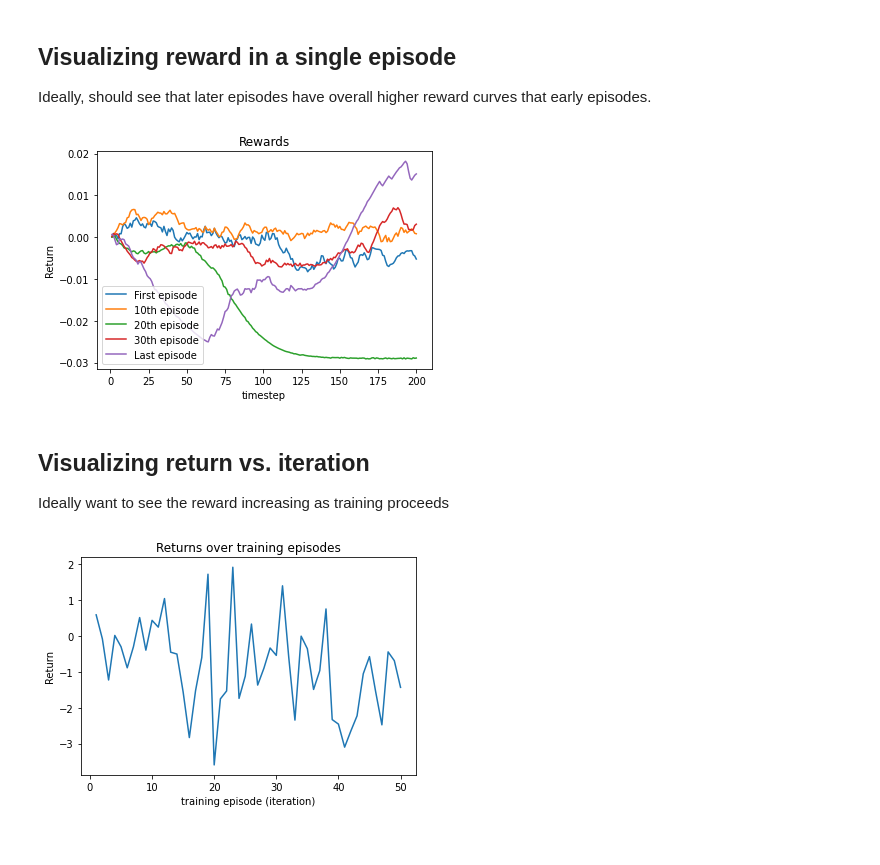
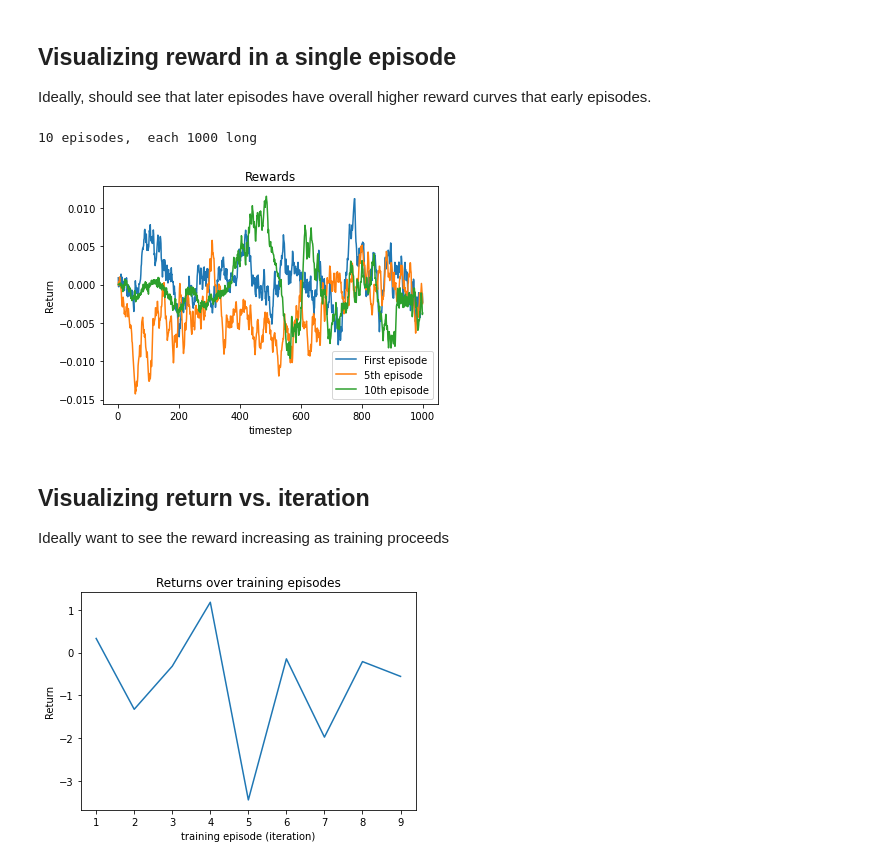
Before and after one commit to jswang/handful-of-trials, a Jupyter notebook: plotter.ipynb, the cells around one changed output. Saved outputs shown, nothing was run; the diff lists cells and outputs as text; code cells hidden in the pictures.

```diff
--- a/plotter.ipynb
+++ b/plotter.ipynb
@@ -45,26 +45,30 @@ Ideally, should see that later episodes have overall higher reward curves that e
 # %%
 # Directory specified in script, not including date+time
 log_dir = '/home/julie/class/aa203/project/handful-of-trials/log'
-filename = '2020-05-18--22:38:59/logs.mat'
+# filename = '2020-05-18--22:38:59/logs.mat'
+filename = '2020-05-20--00:44:31/logs.mat'
 
 data = loadmat(os.path.join(log_dir, filename))
 avg_reward = np.mean(data['rewards'], axis=0)
-~, task_horizon = data['rewards'].shape
+N, task_horizon = data['rewards'].shape
+print(f"{N} episodes,  each {task_horizon} long")
 
 # Plot result
 plt.figure()
 plt.plot(np.arange(1, task_horizon+1), data['rewards'][0, :], label='First episode')
-plt.plot(np.arange(1, task_horizon+1), data['rewards'][10, :], label='10th episode')
-plt.plot(np.arange(1, task_horizon+1), data['rewards'][20, :], label='20th episode')
-plt.plot(np.arange(1, task_horizon+1), data['rewards'][30, :], label='30th episode')
-plt.plot(np.arange(1, task_horizon+1), data['rewards'][-1, :], label='Last episode')
+plt.plot(np.arange(1, task_horizon+1), data['rewards'][5, :], label='5th episode')
+plt.plot(np.arange(1, task_horizon+1), data['rewards'][9, :], label='10th episode')
+# plt.plot(np.arange(1, task_horizon+1), data['rewards'][20, :], label='20th episode')
+# plt.plot(np.arange(1, task_horizon+1), data['rewards'][30, :], label='30th episode')
+# plt.plot(np.arange(1, task_horizon+1), data['rewards'][-1, :], label='Last episode')
 plt.title("Rewards")
 plt.xlabel("timestep")
 plt.ylabel("Return")
 plt.legend()
 plt.show()
 # %% [output]
+10 episodes,  each 1000 long
-[figure, old version]
+[figure, new version]
 # %% [markdown]
 ## Visualizing return vs. iteration
 Ideally want to see the reward increasing as training proceeds
@@ -79,4 +83,4 @@ plt.xlabel("training episode (iteration)")
 plt.ylabel("Return")
 plt.show()
 # %% [output]
-[figure, old version]
+[figure, new version]
```
Also changed, not shown: 16 other files.
